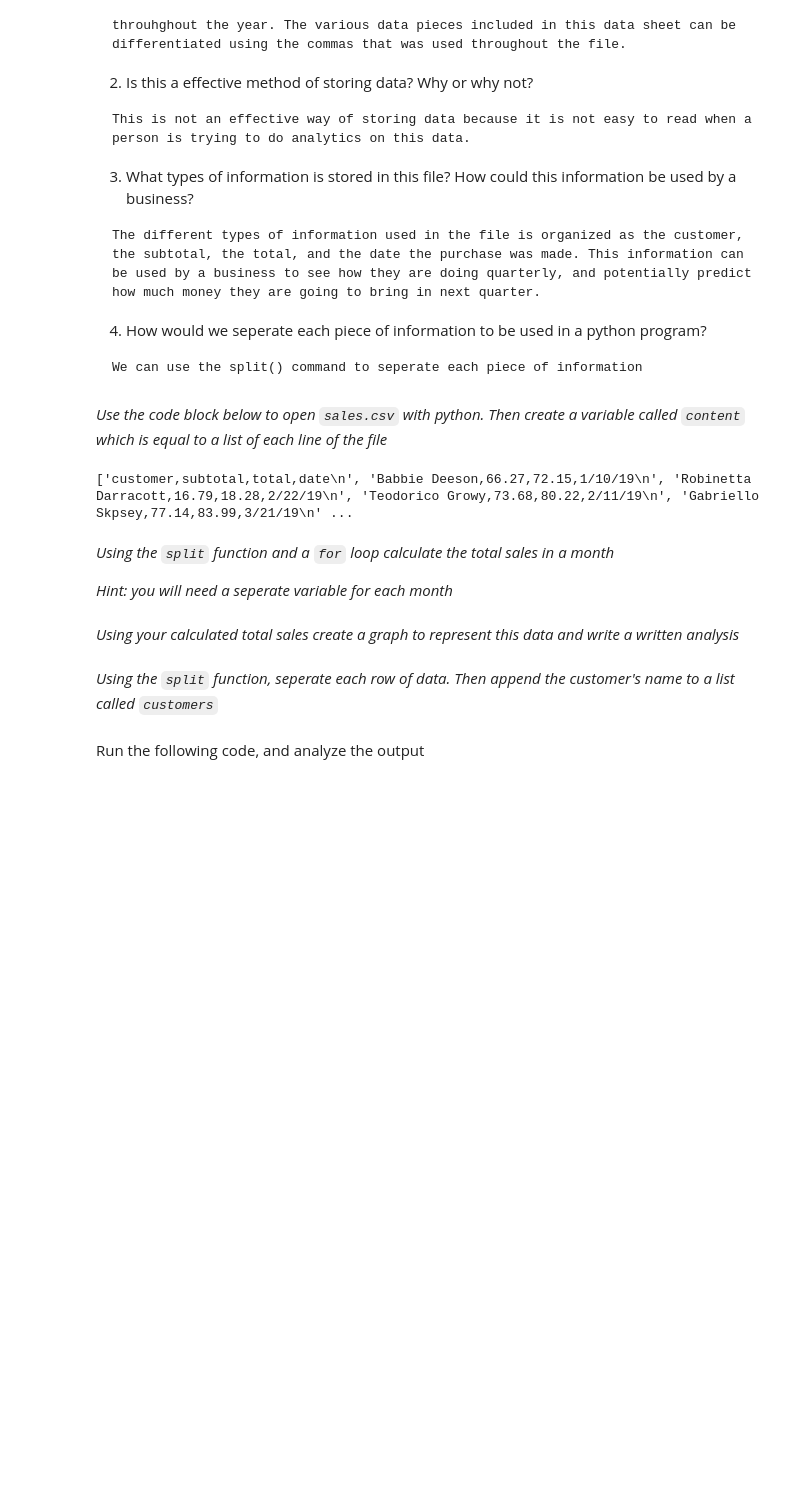
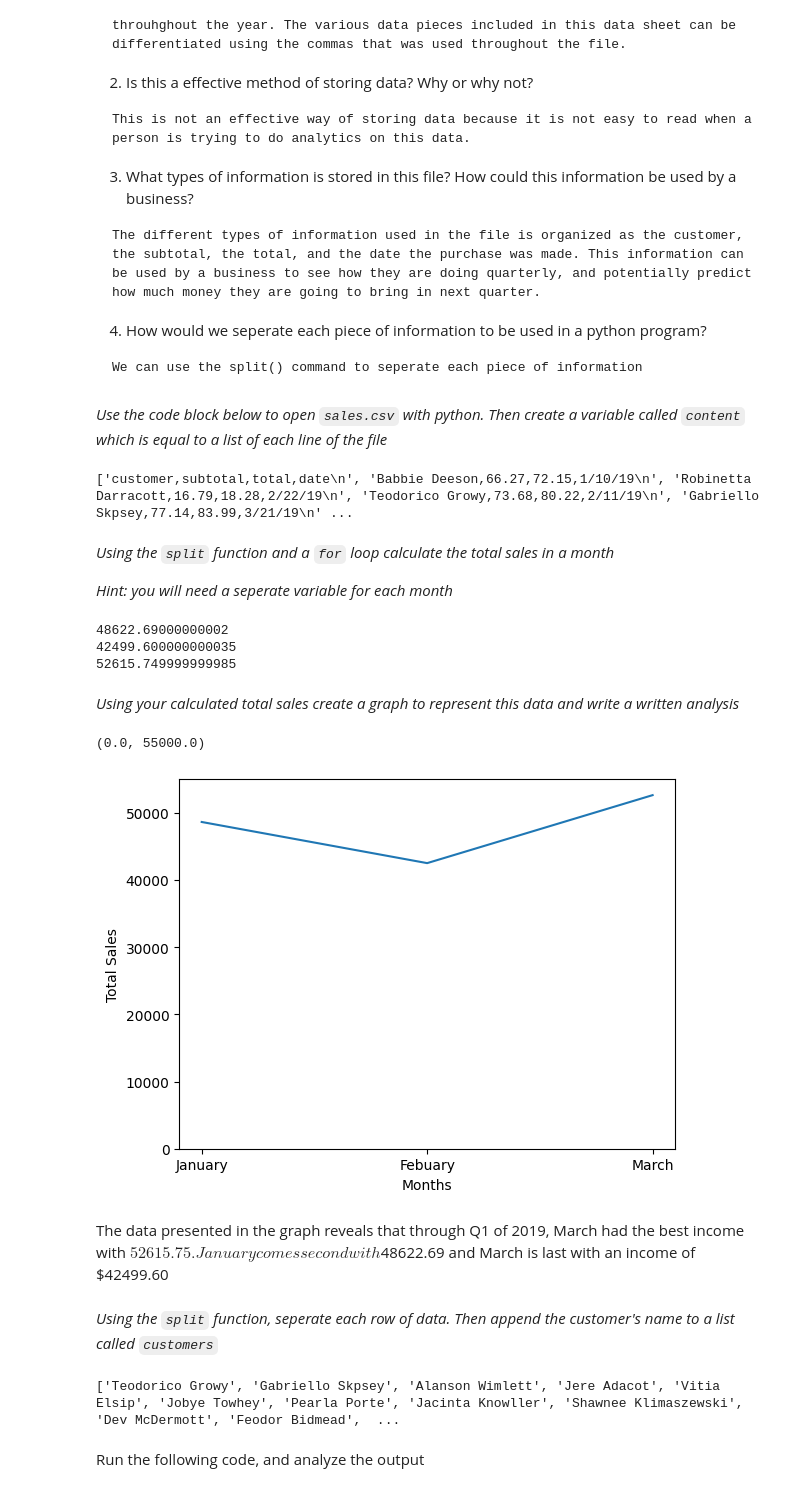
Before and after one commit to AmiriL2/Unit2DataScience, a Jupyter notebook: splitting_data_real.ipynb, the cells around one changed output. Saved outputs shown, nothing was run; the diff lists cells and outputs as text; code cells hidden in the pictures; blank space fills up the shorter version.

```diff
--- a/splitting_data_real.ipynb
+++ b/splitting_data_real.ipynb
@@ -60,7 +41,79 @@ for sales in content:
+# %%
+#all the 3 months that are on the list
+Jan = 0
+Feb = 0
+Mar = 0
+
+#delete the first line cause that is a string
+del content[0]
+sales = open("sales.csv")
+
+#for loop to acess specific content
+for sales in content:
+    this = sales.split(",")
+    #third index is the total
+    thisDate = this[3]
+    #the "/" represents the month
+    month = thisDate.split("/")[0]
+    #float so that all the total sales is printed
+    total = float(this[2])
+
+    #if the month is Jan
+    if month == "1":
+        #add that months total to Jan
+        Jan += total
+         #if the month is Fed
+    elif month == "2":
+        #add that months total to Feb
+        Feb += total
+         #if the month is Mar
+    elif month == "3":
+        #add that months total to Mar
+        Mar += total
+
+   #print the sales for those months
+print(Jan)
+print(Feb)
+print(Mar)
+# %% [output]
+48622.69000000002
+42499.600000000035
+52615.749999999985
 # %% [markdown]
 *Using your calculated total sales create a graph to represent this data and write a written analysis*
+# %%
+import matplotlib.pyplot as PLT
+y = [Jan, Feb, Mar]
+x = ["January", "Febuary", "March"]
+
+#plot them on a graoh
+PLT.plot(x,y)
+PLT.xlabel("Months")
+PLT.ylabel("Total Sales")
+#this is so that it goes from 0 to 55,000 on the y axis
+PLT.ylim(0,55000)
+# %% [output]
+(0.0, 55000.0)
+[figure, added]
+# %% [markdown]
+The data presented in the graph reveals that through Q1 of 2019, March had the best income with $52615.75. January comes second with $48622.69 and March is last with an income of $42499.60
 # %% [markdown]
 *Using the `split` function, seperate each row of data. Then append the customer's name to a list called `customers`*
+# %%
+#create an empty list for the customers
+Customer = []
+#for values in the content
+for x in content:
+
+    x = x.strip().split(",")
+    #customer is the first index
+    CustomerName = x[0]
+    #add all the customer names to the list
+    Customer.append(CustomerName)
+    #print out their names
+print(Customer)
+# %% [output]
+['Teodorico Growy', 'Gabriello Skpsey', 'Alanson Wimlett', 'Jere Adacot', 'Vitia Elsip', 'Jobye Towhey', 'Pearla Porte', 'Jacinta Knowller', 'Shawnee Klimaszewski', 'Dev McDermott', 'Feodor Bidmead',  ...
 # %% [markdown]
 Run the following code, and analyze the output
 # %%
```
Also changed, not shown: parts of 4 cells of this notebook.
